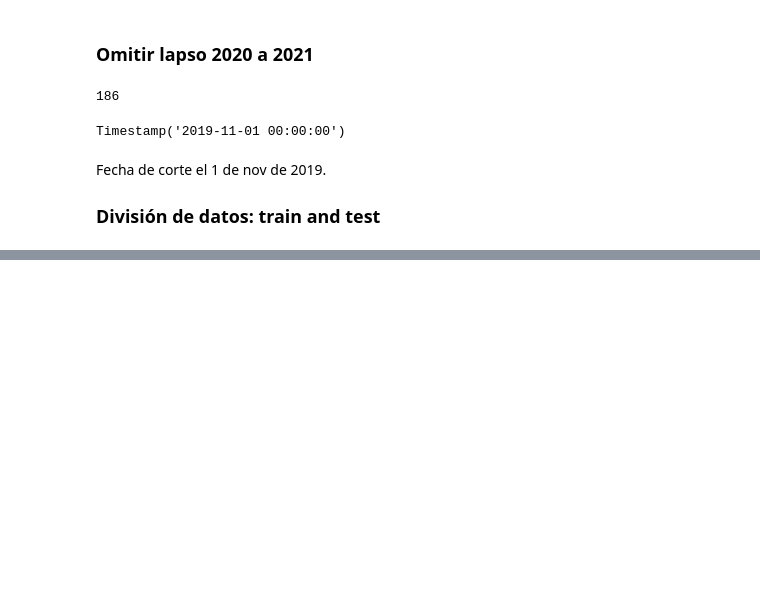
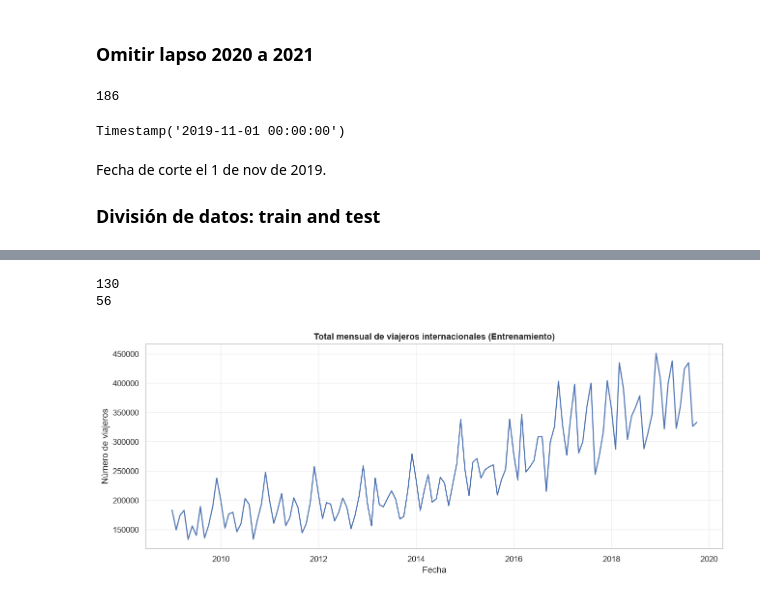
Before and after one commit to dannyrmrz/Laboratorio-1.-Series-de-Tiempo, a Jupyter notebook: EDA_Migracion.ipynb, the cells around one changed output, grey strips where cells are left out. Cells and saved outputs as stored; diff of their text form; code cells hidden in the pictures; blank space fills up the shorter version.

Commit message:
feat: serie total de viajeros. 3a

```diff
--- a/EDA_Migracion.ipynb
+++ b/EDA_Migracion.ipynb
@@ -689,0 +707,31 @@ test_df = df[df["fecha"] >= fecha_corte]
+# %%
+serie_total_train = (
+    train_df
+    .groupby("fecha")["viajeros"]
+    .sum()
+    .sort_index()
+)
+
+serie_total_train.head()
+serie_total_test = (
+    test_df
+    .groupby("fecha")["viajeros"]
+    .sum()
+    .sort_index()
+)
+serie_total_test.head()
+print(len(serie_total_train))
+print(len(serie_total_test))
+# %% [output]
+130
+56
+# %%
+plt.figure(figsize=(14,5))
+plt.plot(serie_total_train)
+plt.title("Total mensual de viajeros internacionales (Entrenamiento)")
+plt.xlabel("Fecha")
+plt.ylabel("Número de viajeros")
+plt.grid(alpha=0.3)
+plt.show()
+# %% [output]
+[figure, added]
```
Also changed, not shown: parts of 4 cells of this notebook.
